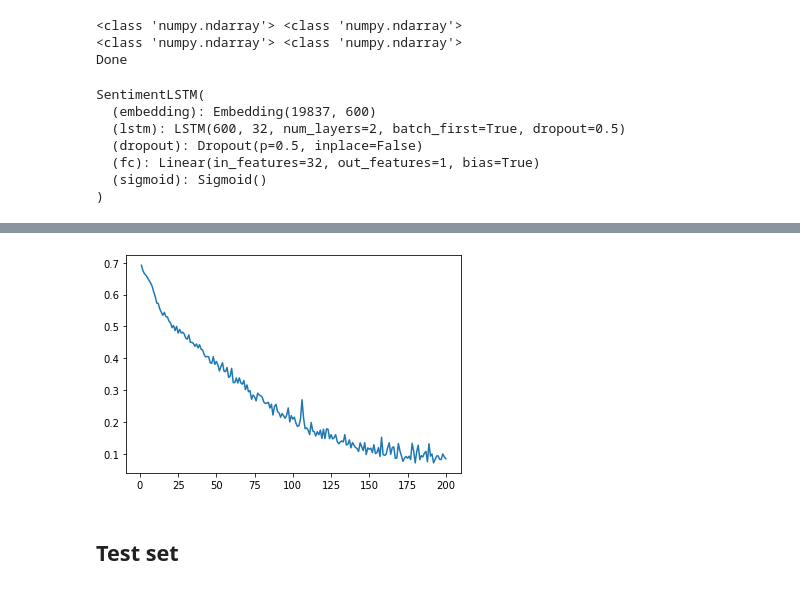
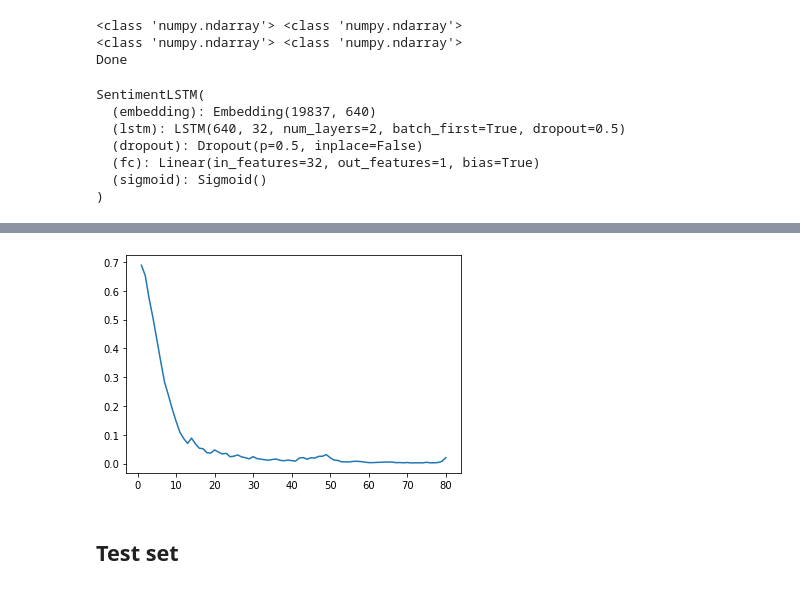
Before and after one commit to salmanedhi/NNTI-WS2021-NLP-Project, a Jupyter notebook: Task2.ipynb, the cells around one changed output, grey strips where cells are left out. Cells and saved outputs as stored; diff of their text form; code cells hidden in the pictures.

Commit message:
640 embedding

```diff
--- a/Task2.ipynb
+++ b/Task2.ipynb
@@ -50,13 +50,14 @@ print("Number of sentences: " , len(sentences))
 V, non_unique = helper.build_vocabulary(sentences)
 print('Total words:', len(non_unique))
 print('Unique words:', len(V))
+embedding_size = 640
 # %% [output]
 Number of sentences:  4665
 Total words: 141550
 Unique words: 19836
 # %%
 #Load Word2Vec embeddings module
-weights1, weights2 = helper.load_word2vec_embeddings('model_param_finalised', device, len(V), 600)
+weights1, weights2 = helper.load_word2vec_embeddings('model_param_hindi', device, len(V), embedding_size)
 print(weights1.shape, weights2.shape)
 # %% [output]
 Word2Vec(
@@ -92,22 +93,22 @@ print("Done")
 <class 'numpy.ndarray'> <class 'numpy.ndarray'>
 Done
 # %%
-net, criterion= helper.initialize_SentimentLSTM_model(len(V) + 1, 600, 32, 1, 2, device, weights1)
-
+net, criterion= helper.initialize_SentimentLSTM_model(len(V) + 1, embedding_size, 32, 1, 2, device, weights1)
+learning_rate = 0.001
 print(net)
 # %% [output]
 SentimentLSTM(
-  (embedding): Embedding(19837, 600)
-  (lstm): LSTM(600, 32, num_layers=2, batch_first=True, dropout=0.5)
+  (embedding): Embedding(19837, 640)
+  (lstm): LSTM(640, 32, num_layers=2, batch_first=True, dropout=0.5)
   (dropout): Dropout(p=0.5, inplace=False)
   (fc): Linear(in_features=32, out_features=1, bias=True)
   (sigmoid): Sigmoid()
 )
 # %%
-optimizer = torch.optim.Adam(net.parameters(), lr = 0.001, amsgrad=True)
+optimizer = torch.optim.Adam(net.parameters(), lr = learning_rate, amsgrad=True)
 print_every = 100
 step = 0
-n_epochs = 200  # validation loss increases from ~ epoch 3 or 4
+n_epochs = 80  # validation loss increases from ~ epoch 3 or 4
 clip = 5  # for gradient clip to prevent exploding gradient problem in LSTM/RNN
 
 training_loss_epoches = []
@@ -174,5 +175,5 @@ Epoch: 200/200 Training Loss: 0.0852
 Done
-[figure, old version]
+[figure, new version]
 # %% [markdown]
 ## Test set
 # %%
```
Also changed, not shown: parts of 11 cells of this notebook, 3 other files.
